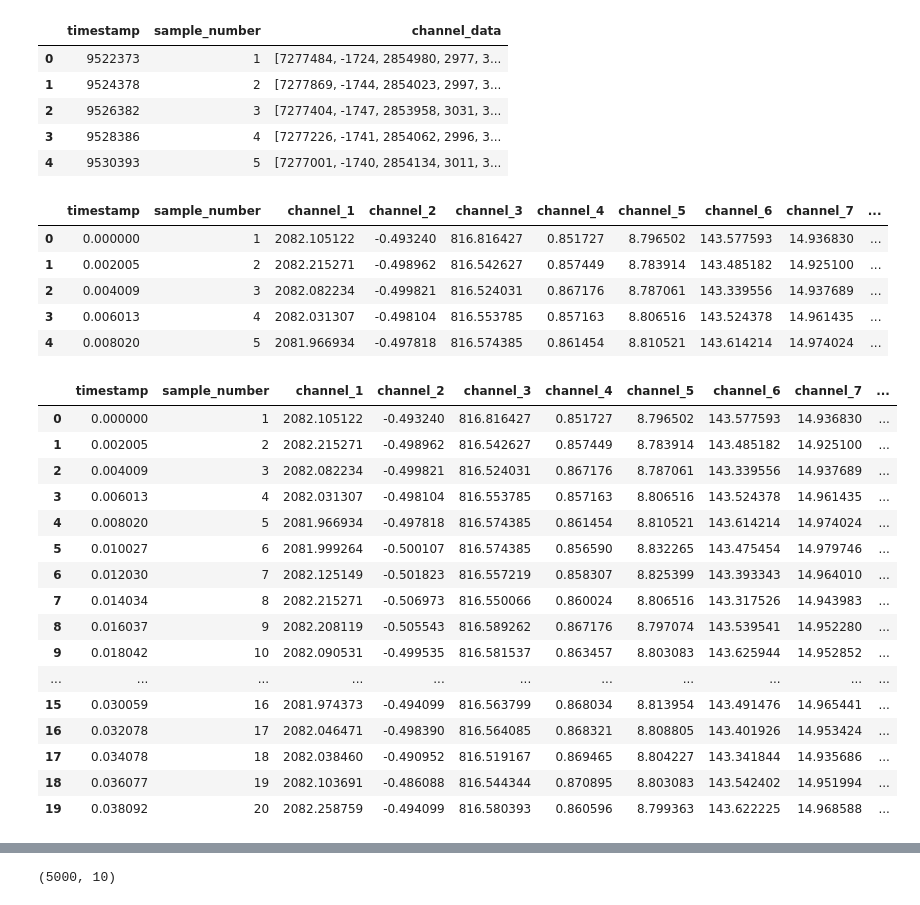
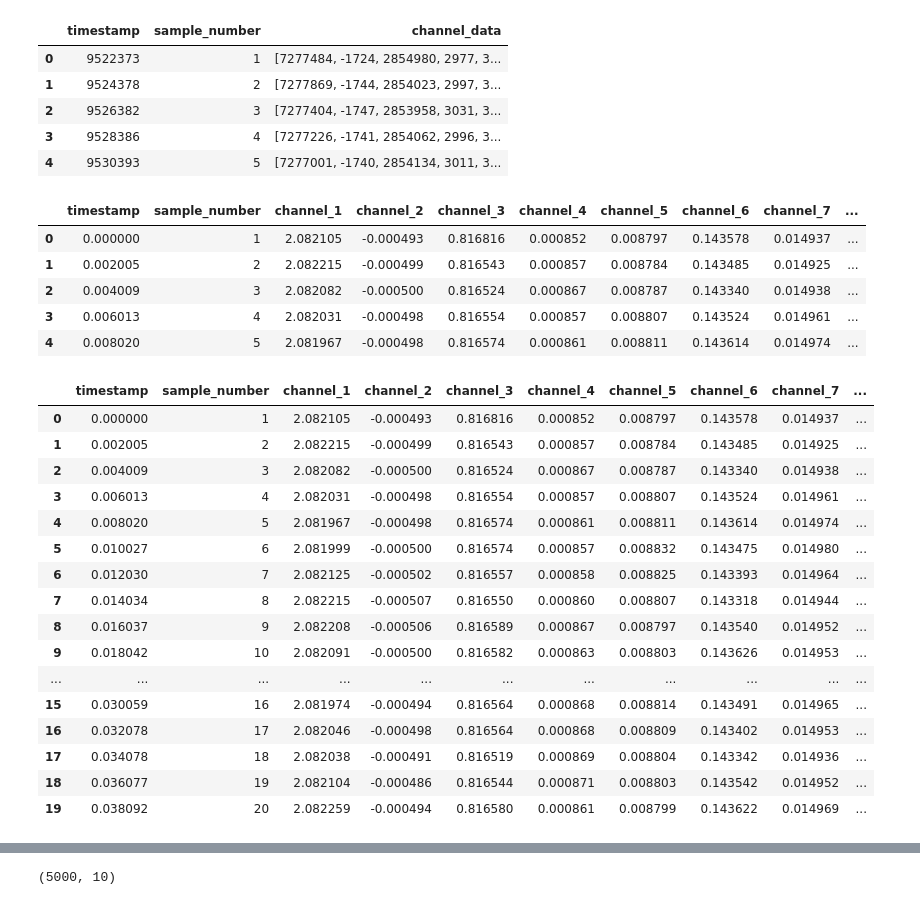
Before and after one commit to EloySerrudo/EEG_Project, a Jupyter notebook: bin/EDA.ipynb, the cells around one changed output, grey strips where cells are left out. Cells and saved outputs as stored; diff of their text form; code cells hidden in the pictures.

```diff
--- a/bin/EDA.ipynb
+++ b/bin/EDA.ipynb
@@ -17,38 +19,38 @@ sesion.head()
 | 3 | 9528386 | 4 | [7277226, -1741, 2854062, 2996, 3... |
 | 4 | 9530393 | 5 | [7277001, -1740, 2854134, 3011, 3... |
 # %%
-channel_data_df = sesion.channel_data.apply(pd.Series) * 2400 / (2**23 - 1) # Convert to a millivolts
+channel_data_df = sesion.channel_data.apply(pd.Series) * 2.4 / (2**23 - 1) # Convert to a millivolts
 channel_data_df.columns = ['channel_1', 'channel_2', 'channel_3', 'channel_4', 'channel_5', 'channel_6', 'channel_7', 'channel_8']
 sesion = pd.concat([sesion.drop('channel_data', axis=1), channel_data_df], axis=1)
 sesion.timestamp = sesion.timestamp.apply(lambda x: (x - sesion.timestamp.iloc[0]) / 10 ** 6)
 sesion.head()
 # %% [output]
 |  | timestamp | sample_number | channel_1 | channel_2 | channel_3 | channel_4 | channel_5 | channel_6 | channel_7 | ... |
-| 0 | 0.000000 | 1 | 2082.105122 | -0.493240 | 816.816427 | 0.851727 | 8.796502 | 143.577593 | 14.936830 | ... |
-| 1 | 0.002005 | 2 | 2082.215271 | -0.498962 | 816.542627 | 0.857449 | 8.783914 | 143.485182 | 14.925100 | ... |
-| 2 | 0.004009 | 3 | 2082.082234 | -0.499821 | 816.524031 | 0.867176 | 8.787061 | 143.339556 | 14.937689 | ... |
-| 3 | 0.006013 | 4 | 2082.031307 | -0.498104 | 816.553785 | 0.857163 | 8.806516 | 143.524378 | 14.961435 | ... |
-| 4 | 0.008020 | 5 | 2081.966934 | -0.497818 | 816.574385 | 0.861454 | 8.810521 | 143.614214 | 14.974024 | ... |
+| 0 | 0.000000 | 1 | 2.082105 | -0.000493 | 0.816816 | 0.000852 | 0.008797 | 0.143578 | 0.014937 | ... |
+| 1 | 0.002005 | 2 | 2.082215 | -0.000499 | 0.816543 | 0.000857 | 0.008784 | 0.143485 | 0.014925 | ... |
+| 2 | 0.004009 | 3 | 2.082082 | -0.000500 | 0.816524 | 0.000867 | 0.008787 | 0.143340 | 0.014938 | ... |
+| 3 | 0.006013 | 4 | 2.082031 | -0.000498 | 0.816554 | 0.000857 | 0.008807 | 0.143524 | 0.014961 | ... |
+| 4 | 0.008020 | 5 | 2.081967 | -0.000498 | 0.816574 | 0.000861 | 0.008811 | 0.143614 | 0.014974 | ... |
 # %%
 sesion.head(20)
 # %% [output]
 |  | timestamp | sample_number | channel_1 | channel_2 | channel_3 | channel_4 | channel_5 | channel_6 | channel_7 | ... |
-| 0 | 0.000000 | 1 | 2082.105122 | -0.493240 | 816.816427 | 0.851727 | 8.796502 | 143.577593 | 14.936830 | ... |
-| 1 | 0.002005 | 2 | 2082.215271 | -0.498962 | 816.542627 | 0.857449 | 8.783914 | 143.485182 | 14.925100 | ... |
-| 2 | 0.004009 | 3 | 2082.082234 | -0.499821 | 816.524031 | 0.867176 | 8.787061 | 143.339556 | 14.937689 | ... |
-| 3 | 0.006013 | 4 | 2082.031307 | -0.498104 | 816.553785 | 0.857163 | 8.806516 | 143.524378 | 14.961435 | ... |
-| 4 | 0.008020 | 5 | 2081.966934 | -0.497818 | 816.574385 | 0.861454 | 8.810521 | 143.614214 | 14.974024 | ... |
-| 5 | 0.010027 | 6 | 2081.999264 | -0.500107 | 816.574385 | 0.856590 | 8.832265 | 143.475454 | 14.979746 | ... |
-| 6 | 0.012030 | 7 | 2082.125149 | -0.501823 | 816.557219 | 0.858307 | 8.825399 | 143.393343 | 14.964010 | ... |
-| 7 | 0.014034 | 8 | 2082.215271 | -0.506973 | 816.550066 | 0.860024 | 8.806516 | 143.317526 | 14.943983 | ... |
-| 8 | 0.016037 | 9 | 2082.208119 | -0.505543 | 816.589262 | 0.867176 | 8.797074 | 143.539541 | 14.952280 | ... |
-| 9 | 0.018042 | 10 | 2082.090531 | -0.499535 | 816.581537 | 0.863457 | 8.803083 | 143.625944 | 14.952852 | ... |
+| 0 | 0.000000 | 1 | 2.082105 | -0.000493 | 0.816816 | 0.000852 | 0.008797 | 0.143578 | 0.014937 | ... |
+| 1 | 0.002005 | 2 | 2.082215 | -0.000499 | 0.816543 | 0.000857 | 0.008784 | 0.143485 | 0.014925 | ... |
+| 2 | 0.004009 | 3 | 2.082082 | -0.000500 | 0.816524 | 0.000867 | 0.008787 | 0.143340 | 0.014938 | ... |
+| 3 | 0.006013 | 4 | 2.082031 | -0.000498 | 0.816554 | 0.000857 | 0.008807 | 0.143524 | 0.014961 | ... |
+| 4 | 0.008020 | 5 | 2.081967 | -0.000498 | 0.816574 | 0.000861 | 0.008811 | 0.143614 | 0.014974 | ... |
+| 5 | 0.010027 | 6 | 2.081999 | -0.000500 | 0.816574 | 0.000857 | 0.008832 | 0.143475 | 0.014980 | ... |
+| 6 | 0.012030 | 7 | 2.082125 | -0.000502 | 0.816557 | 0.000858 | 0.008825 | 0.143393 | 0.014964 | ... |
+| 7 | 0.014034 | 8 | 2.082215 | -0.000507 | 0.816550 | 0.000860 | 0.008807 | 0.143318 | 0.014944 | ... |
+| 8 | 0.016037 | 9 | 2.082208 | -0.000506 | 0.816589 | 0.000867 | 0.008797 | 0.143540 | 0.014952 | ... |
+| 9 | 0.018042 | 10 | 2.082091 | -0.000500 | 0.816582 | 0.000863 | 0.008803 | 0.143626 | 0.014953 | ... |
 | ... | ... | ... | ... | ... | ... | ... | ... | ... | ... | ... |
-| 15 | 0.030059 | 16 | 2081.974373 | -0.494099 | 816.563799 | 0.868034 | 8.813954 | 143.491476 | 14.965441 | ... |
-| 16 | 0.032078 | 17 | 2082.046471 | -0.498390 | 816.564085 | 0.868321 | 8.808805 | 143.401926 | 14.953424 | ... |
-| 17 | 0.034078 | 18 | 2082.038460 | -0.490952 | 816.519167 | 0.869465 | 8.804227 | 143.341844 | 14.935686 | ... |
-| 18 | 0.036077 | 19 | 2082.103691 | -0.486088 | 816.544344 | 0.870895 | 8.803083 | 143.542402 | 14.951994 | ... |
-| 19 | 0.038092 | 20 | 2082.258759 | -0.494099 | 816.580393 | 0.860596 | 8.799363 | 143.622225 | 14.968588 | ... |
+| 15 | 0.030059 | 16 | 2.081974 | -0.000494 | 0.816564 | 0.000868 | 0.008814 | 0.143491 | 0.014965 | ... |
+| 16 | 0.032078 | 17 | 2.082046 | -0.000498 | 0.816564 | 0.000868 | 0.008809 | 0.143402 | 0.014953 | ... |
+| 17 | 0.034078 | 18 | 2.082038 | -0.000491 | 0.816519 | 0.000869 | 0.008804 | 0.143342 | 0.014936 | ... |
+| 18 | 0.036077 | 19 | 2.082104 | -0.000486 | 0.816544 | 0.000871 | 0.008803 | 0.143542 | 0.014952 | ... |
+| 19 | 0.038092 | 20 | 2.082259 | -0.000494 | 0.816580 | 0.000861 | 0.008799 | 0.143622 | 0.014969 | ... |
 # %%
 sesion.tail(20)
 # %% [output]
```
Also changed, not shown: parts of 5 cells of this notebook.
